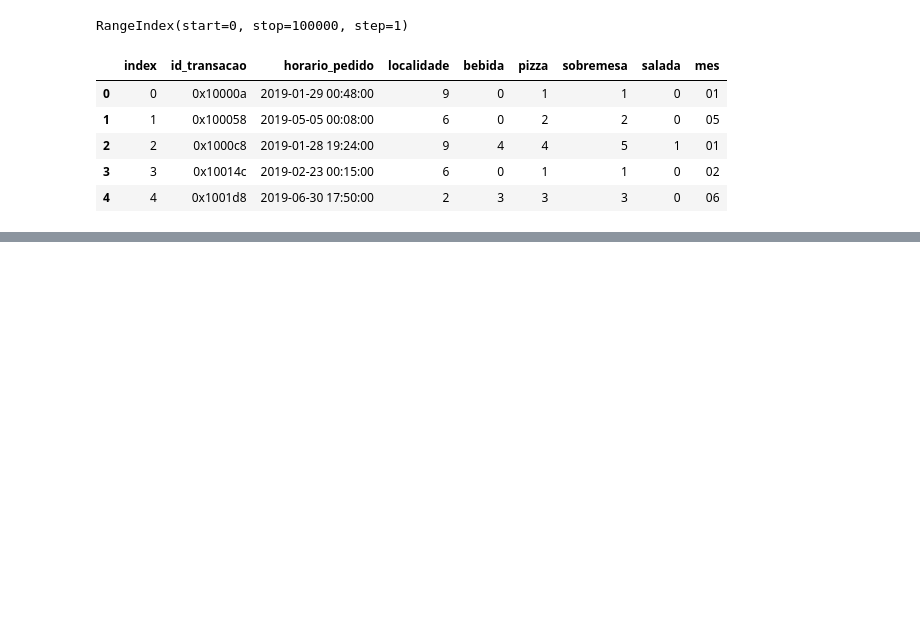
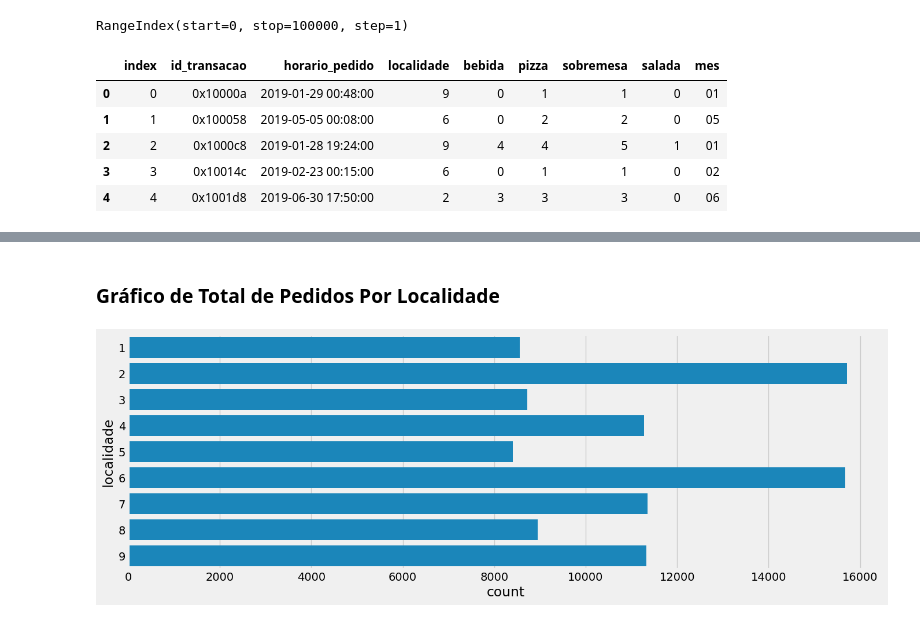
Before and after one commit to moiseiskalua/Business-Analytics, a Jupyter notebook: Project_1.ipynb, the cells around one changed output, grey strips where cells are left out. Cells and saved outputs as stored; diff of their text form; code cells hidden in the pictures; blank space fills up the shorter version.

```diff
--- a/Project_1.ipynb
+++ b/Project_1.ipynb
@@ -308,0 +344,10 @@ df_item_pedidos_idx.head()
+# %% [markdown]
+### Gráfico de Total de Pedidos Por Localidade
+# %%
+# Plot
+
+plt.figure(1, figsize=(15, 5))
+sns.countplot(y = 'localidade', data = df_item_pedidos)
+plt.show()
+# %% [output]
+[figure, added]
```
Also changed, not shown: parts of 31 cells of this notebook, 5 other files.
